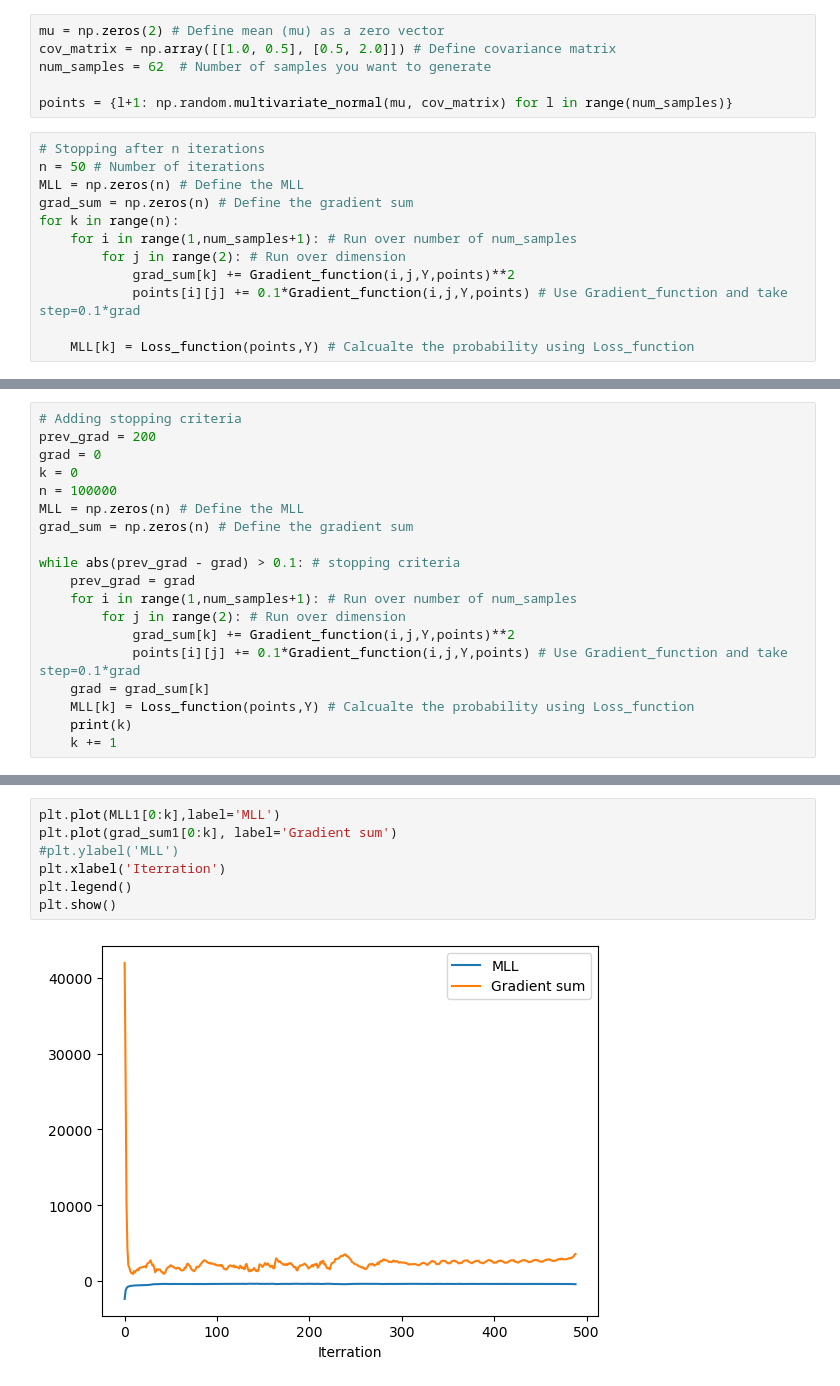
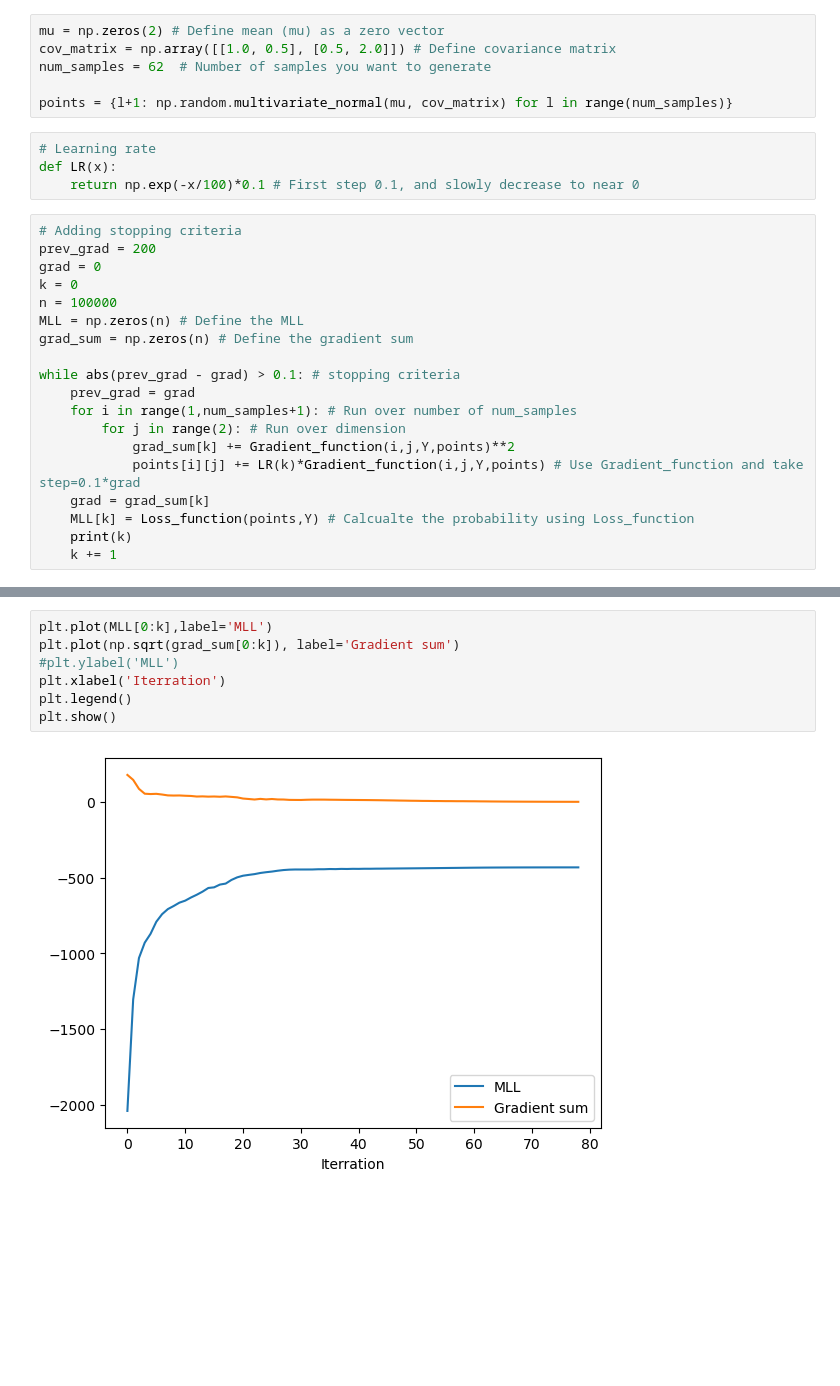
Before and after one commit to SigneDjernis/Latent_Distance_Models, a Jupyter notebook: Dolphins dataset/Dolphins_grad.ipynb, the cells around one changed output, grey strips where cells are left out. Saved outputs shown, nothing was run; the diff lists cells and outputs as text; blank space fills up the shorter version.

Commit message:
Add Learning rate to dolphins data

```diff
--- a/Dolphins dataset/Dolphins_grad.ipynb
+++ b/Dolphins dataset/Dolphins_grad.ipynb
@@ -10,15 +10,26 @@ cov_matrix = np.array([[1.0, 0.5], [0.5, 2.0]]) # Define covariance matrix
 num_samples = 62  # Number of samples you want to generate
 
 points = {l+1: np.random.multivariate_normal(mu, cov_matrix) for l in range(num_samples)}
+# %%
+# Learning rate
+def LR(x):
+    return np.exp(-x/100)*0.1 # First step 0.1, and slowly decrease to near 0
 # %%
-# Stopping after n iterations
-n = 50 # Number of iterations
+# Adding stopping criteria
+prev_grad = 200
+grad = 0
+k = 0
+n = 100000
 MLL = np.zeros(n) # Define the MLL
 grad_sum = np.zeros(n) # Define the gradient sum
-for k in range(n):
+
+while abs(prev_grad - grad) > 0.1: # stopping criteria
+    prev_grad = grad
     for i in range(1,num_samples+1): # Run over number of num_samples
         for j in range(2): # Run over dimension
             grad_sum[k] += Gradient_function(i,j,Y,points)**2
-            points[i][j] += 0.1*Gradient_function(i,j,Y,points) # Use Gradient_function and take step=0.1*grad
-
+            points[i][j] += LR(k)*Gradient_function(i,j,Y,points) # Use Gradient_function and take step=0.1*grad
+    grad = grad_sum[k]
     MLL[k] = Loss_function(points,Y) # Calcualte the probability using Loss_function
+    print(k)
+    k += 1
@@ -25,19 +53,0 @@ for k in range(n):
-# %%
-# Adding stopping criteria
-prev_grad = 200
-grad = 0
-k = 0
-n = 100000
-MLL = np.zeros(n) # Define the MLL
-grad_sum = np.zeros(n) # Define the gradient sum
-
-while abs(prev_grad - grad) > 0.1: # stopping criteria
-    prev_grad = grad
-    for i in range(1,num_samples+1): # Run over number of num_samples
-        for j in range(2): # Run over dimension
-            grad_sum[k] += Gradient_function(i,j,Y,points)**2
-            points[i][j] += 0.1*Gradient_function(i,j,Y,points) # Use Gradient_function and take step=0.1*grad
-    grad = grad_sum[k]
-    MLL[k] = Loss_function(points,Y) # Calcualte the probability using Loss_function
-    print(k)
-    k += 1
@@ -66,9 +62,9 @@ grad_sum[k-1]
 # %%
-plt.plot(MLL1[0:k],label='MLL')
-plt.plot(grad_sum1[0:k], label='Gradient sum')
+plt.plot(MLL[0:k],label='MLL')
+plt.plot(np.sqrt(grad_sum[0:k]), label='Gradient sum')
 #plt.ylabel('MLL')
 plt.xlabel('Iterration')
 plt.legend()
 plt.show()
 # %% [output]
-[figure, old version]
+[figure, new version]
```
Also changed, not shown: parts of 6 cells of this notebook.
